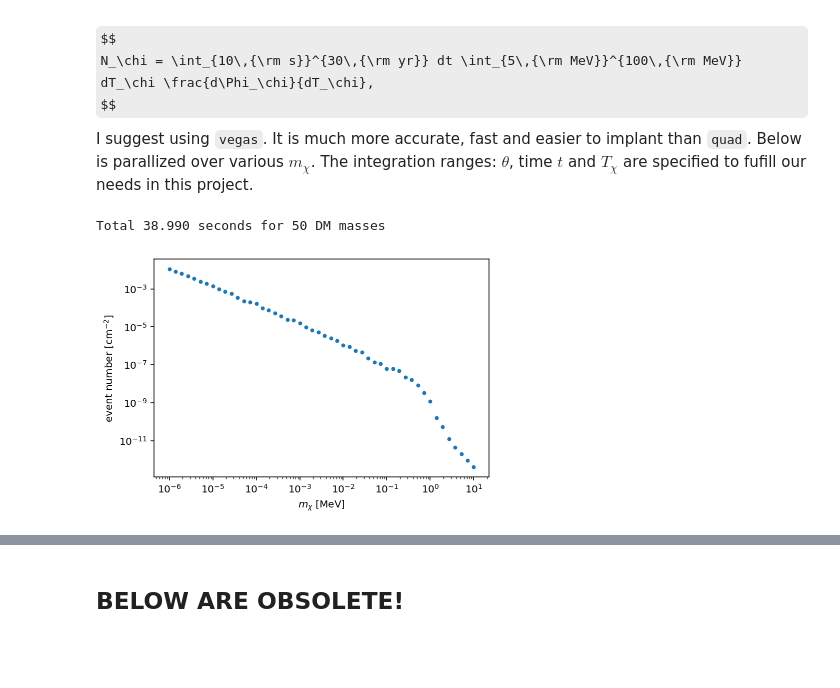
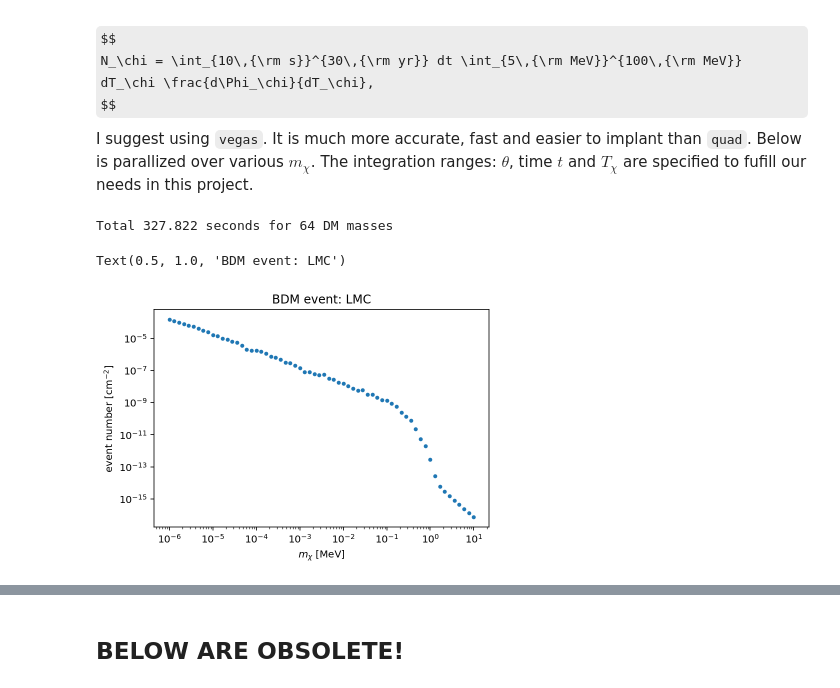
Before and after one commit to yenhsunlin/SNnuBDM, a Jupyter notebook: bdmflux.ipynb, the cells around one changed output, grey strips where cells are left out. Saved outputs shown, nothing was run; the diff lists cells and outputs as text; code cells hidden in the pictures; some formulas as TeX source; blank space fills up the shorter version.

```diff
--- a/bdmflux.ipynb
+++ b/bdmflux.ipynb
@@ -457,7 +462,7 @@ def find_am(Tx,mx,th=1e-10,max_a=0.5*np.pi,show_info=False):
         return a_m.root
 
 
-def find_tmax(Tx,mx,th=1e-10,max_a=0.5*np.pi,R=8.5):
+def find_tmax(Tx,mx,th=1e-10,max_a=0.5*np.pi,R=R_MW):
     """
     Find the vanishing time of the BDM flux for a given Tx and mx
 
@@ -467,7 +472,7 @@ def find_tmax(Tx,mx,th=1e-10,max_a=0.5*np.pi,R=8.5):
     mx: DM mass
     th: threshold
     max_a: upper bound for the range of alpha that the algorithm to search, default is pi/2
-    R: distance between the SN site and the Earth
+    R: distance between Earth and SN at the center of (dwarf)galaxy, default is R_MW
 
     Output
     ------
@@ -485,7 +490,7 @@ def find_tmax(Tx,mx,th=1e-10,max_a=0.5*np.pi,R=8.5):
     return t_max
 
 
-def find_theta_bound(t,Tx,mx,th=1e-10,max_a=0.5*np.pi,R=8.5):
+def find_theta_bound(t,Tx,mx,th=1e-10,max_a=0.5*np.pi,R=R_MW):
     """
     Finding the integral bound for theta for given Tx, mx and arrival time
 
@@ -497,7 +502,7 @@ def find_theta_bound(t,Tx,mx,th=1e-10,max_a=0.5*np.pi,R=8.5):
     mx: DM mass
     th: threshold
     max_a: upper bound for the range of alpha that the algorithm to search, default is pi/2
-    R: distance between the SN site and the Earth
+    R: distance between Earth and SN at the center of (dwarf)galaxy, default is R_MW
 
     Output
     ------
@@ -508,7 +513,7 @@ def find_theta_bound(t,Tx,mx,th=1e-10,max_a=0.5*np.pi,R=8.5):
     # find a_min
     a_m = find_am(Tx,mx,th,max_a,False)
     # find t_max
-    t_max = find_tmax(Tx,mx,th=1e-10,max_a=0.5*np.pi,R=8.5)
+    t_max = find_tmax(Tx,mx,th=1e-10,max_a=0.5*np.pi,R=R_MW)
 
     if t<= t_max:
         pass
@@ -766,27 +790,42 @@ I suggest using `vegas`. It is much more accurate, fast and easier to implant th
 The integration ranges: $\theta$, time $t$ and $T_\chi$ are specified to fufill our needs in this project.
 # %%
 # Evaluate BDM event rate, \int dt dTx
+
 # timing
 start_time_int_mp = timer()
+
 # number of cpu cores
 cpu_count = mp.cpu_count()
+
+# specified DM profile and optional setup
+#kind = 'MW'
+kind = 'LMC'
+if kind == 'MW':
+    R_dist,dtype,neval = R_MW,None,5000
+elif kind == 'LMC':
+    R_dist,dtype,neval = R_LMC,None,20000
+
 # kinetic energy range to be integrated
 Tx_min,Tx_max = 5,100
-# how many mx should be evaluated
-mx_ls = np.logspace(-6,1,50)
+
+# how many mx should be evaluated, it is chosen to equal the available CPU cores
+mx_ls = np.logspace(-6,1,cpu_count)
+
+# initial time and maximum exposure time
+t_ini,t_exp = 10,30*yr
 
 def bdm_int(mx):
     mx_bdm_int = []
     #for Tx in Tx_ls:
-    theta_m,theta_M=find_theta_bound(1,5,mx)
+    theta_m,theta_M=find_theta_bound(t_ini,Tx_max,mx,R=R_dist)
     t_max = find_tmax(Tx_min,mx)
-    # restrict t_max below 30 years
-    if t_max > 30*yr:
-        t_max = 30*yr
+    # restrict t_max below maximum exposure time
+    if t_max > t_exp:
+        t_max = t_exp
     else:
         pass
-    theta_integ = vegas.Integrator([[10,t_max],[theta_m,theta_M],[Tx_min,Tx_max]])
-    int_result = theta_integ(lambda x: bdmflux(x[0],x[1],x[2],mx), nitn=10, neval=5000)
+    theta_integ = vegas.Integrator([[t_ini,t_max],[theta_m,theta_M],[Tx_min,Tx_max]])
+    int_result = theta_integ(lambda x: bdmflux(x[0],x[1],x[2],mx,R=R_dist,kind=kind,dtype=dtype), nitn=10, neval=neval)
     return int_result.mean
 
 pool = mp.Pool(processes=cpu_count)
@@ -795,4 +834,4 @@ end_time_int_mp = timer()
 
 print('Total ' + f"{end_time_int_mp-start_time_int_mp:.3f}" + ' seconds for ' + str(len(mx_ls)) + ' DM masses', end='\r')
 # %% [output]
-Total 38.990 seconds for 50 DM masses
+Total 327.822 seconds for 64 DM masses
@@ -799,11 +841,13 @@ Total 38.990 seconds for 50 DM masses
 # %%
 # plotting
 plt.plot(mx_ls,bdm_event,'.')
 plt.xscale('log')
 plt.yscale('log')
 #plt.legend()
 plt.xlabel('$m_\chi$ [MeV]')
 plt.ylabel(r'event number ${\rm [cm^{-2}]}$')
-#plt.savefig('bdm_event_number.pdf',facecolor='white',bbox_inches='tight')
+plt.title('BDM event: '+kind)
+#plt.savefig('bdm_event_number_'+kind+'.pdf',facecolor='white',bbox_inches='tight')
 # %% [output]
+Text(0.5, 1.0, 'BDM event: LMC')
-[figure, old version]
+[figure, new version]
```
Also changed, not shown: parts of 15 cells of this notebook.
